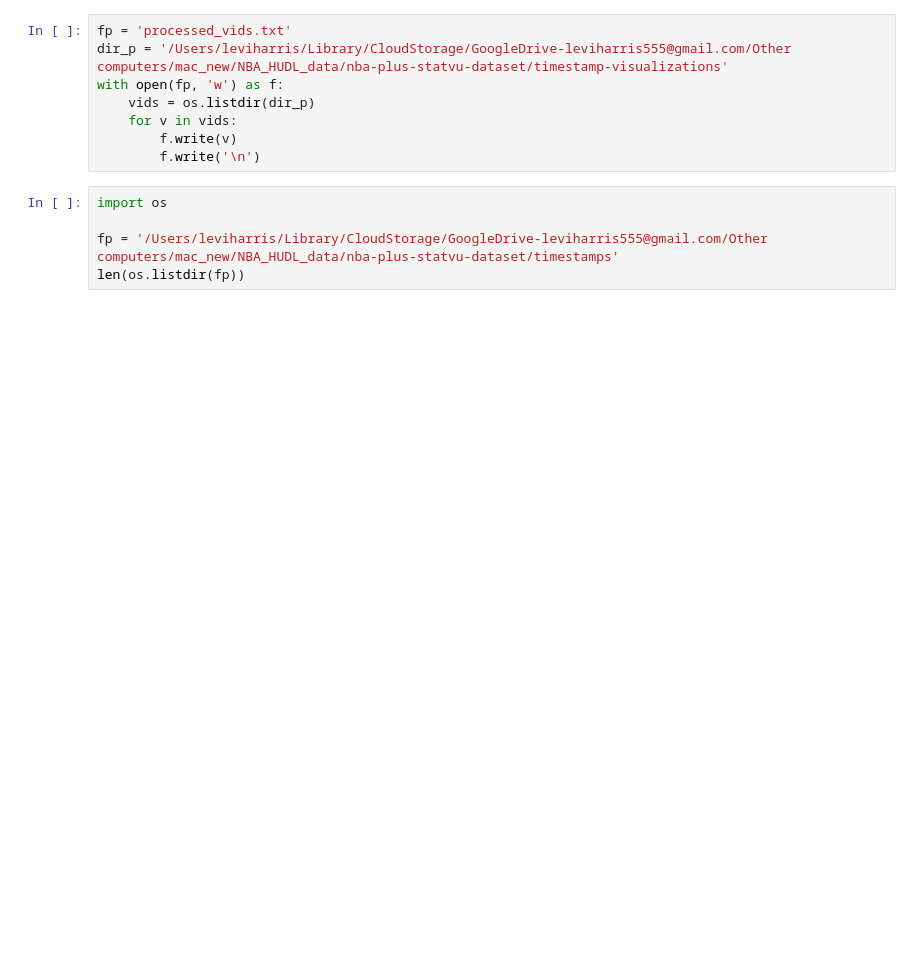
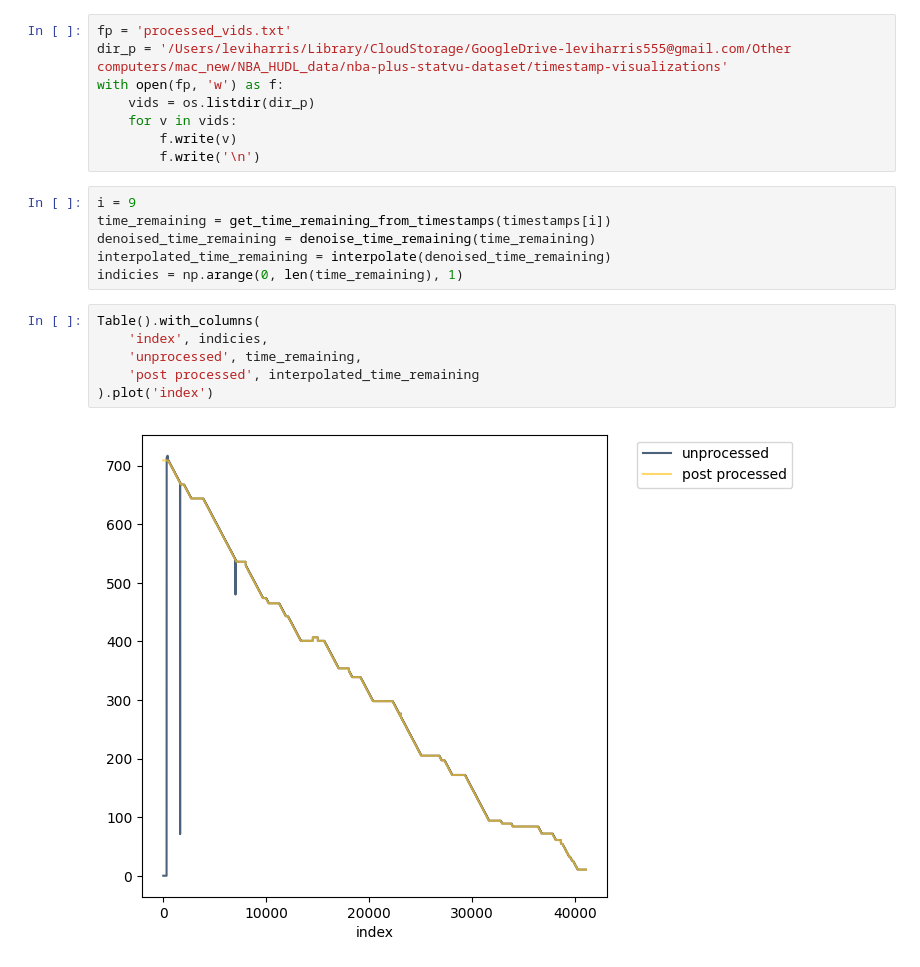
Before and after one commit to leharris3/nba-positions-videos-dataset, a Jupyter notebook: data_prep.ipynb, the cells around one changed output. Saved outputs shown, nothing was run; the diff lists cells and outputs as text; blank space fills up the shorter version.

```diff
--- a/data_prep.ipynb
+++ b/data_prep.ipynb
@@ -183,8 +101,17 @@ with open(fp, 'w') as f:
     for v in vids:
         f.write(v)
         f.write('\n')
-# %%
-import os
-
-fp = '/Users/leviharris/Library/CloudStorage/GoogleDrive-leviharris555@gmail.com/Other computers/mac_new/NBA_HUDL_data/nba-plus-statvu-dataset/timestamps'
-len(os.listdir(fp))
+# %%
+i = 9
+time_remaining = get_time_remaining_from_timestamps(timestamps[i])
+denoised_time_remaining = denoise_time_remaining(time_remaining)
+interpolated_time_remaining = interpolate(denoised_time_remaining)
+indicies = np.arange(0, len(time_remaining), 1)
+# %%
+Table().with_columns(
+    'index', indicies,
+    'unprocessed', time_remaining,
+    'post processed', interpolated_time_remaining
+).plot('index')
+# %% [output]
+[figure, added]
```
Also changed, not shown: parts of 6 cells of this notebook, 3 other files.
